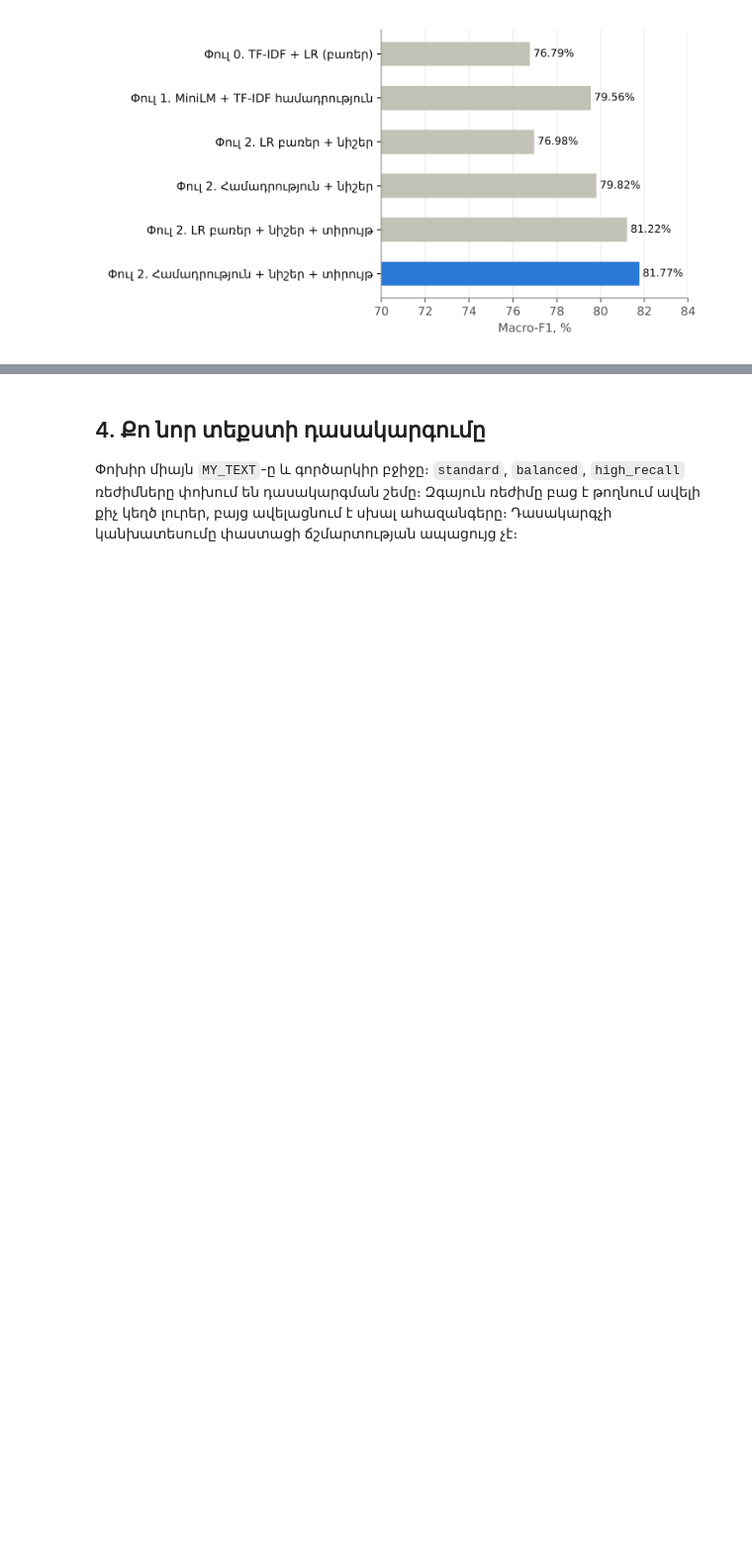
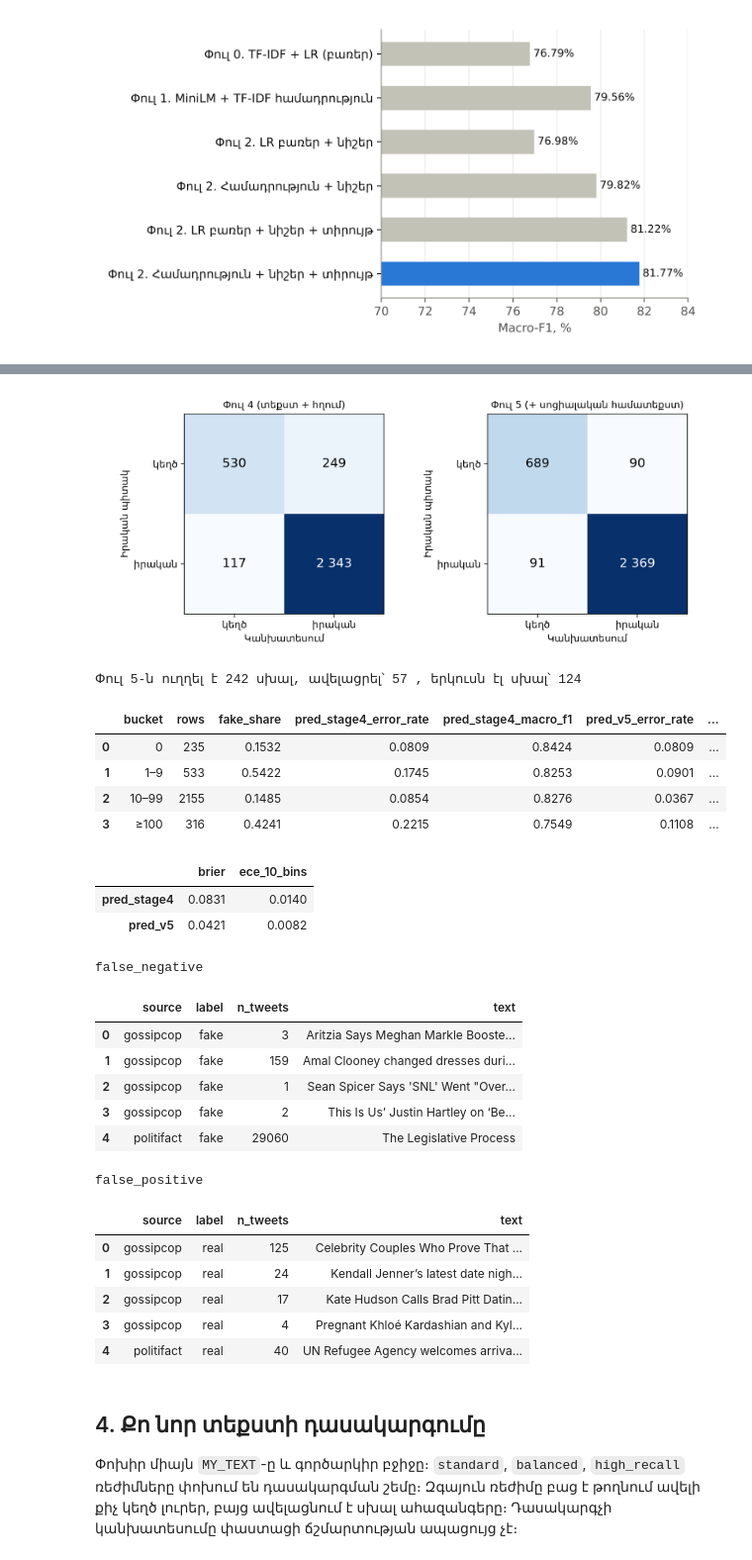
Before and after one commit to marrr862/course-work-3, a Jupyter notebook: Final_Practical.ipynb, the cells around one changed output, grey strips where cells are left out. Shown at 99% size. Drawn from its saved outputs; the diff is of its cells as text; code cells hidden in the pictures; blank space fills up the shorter version.

```diff
--- a/Final_Practical.ipynb
+++ b/Final_Practical.ipynb
@@ -183,3 +252,36 @@ domain α = 0.5 շեմ = 0.55 accuracy = 0.8743 macro-F1 = 0.8177
+# %%
+errors=json.loads((ROOT/'reports/v5/error_analysis.json').read_text())
+display(Image(filename=str(ROOT/'reports/v5/fig_confusion_v4_v5.png'),width=640))
+print('Փուլ 5-ն ուղղել է', errors['fixed_by_social'], 'սխալ, ավելացրել՝', errors['broken_by_social'], ', երկուսն էլ սխալ՝', errors['errors_in_both'])
+display(pd.DataFrame(errors['by_tweets']))
+display(pd.DataFrame(errors['calibration']).T)
+for kind in ['false_negative','false_positive']:
+    print(kind); display(pd.DataFrame(errors['examples'][kind])[['source','label','n_tweets','text']].head(5))
+# %% [output]
+[figure, added]
+Փուլ 5-ն ուղղել է 242 սխալ, ավելացրել՝ 57 , երկուսն էլ սխալ՝ 124
+|  | bucket | rows | fake_share | pred_stage4_error_rate | pred_stage4_macro_f1 | pred_v5_error_rate | ... |
+| 0 | 0 | 235 | 0.1532 | 0.0809 | 0.8424 | 0.0809 | ... |
+| 1 | 1–9 | 533 | 0.5422 | 0.1745 | 0.8253 | 0.0901 | ... |
+| 2 | 10–99 | 2155 | 0.1485 | 0.0854 | 0.8276 | 0.0367 | ... |
+| 3 | ≥100 | 316 | 0.4241 | 0.2215 | 0.7549 | 0.1108 | ... |
+|  | brier | ece_10_bins |
+| pred_stage4 | 0.0831 | 0.0140 |
+| pred_v5 | 0.0421 | 0.0082 |
+false_negative
+|  | source | label | n_tweets | text |
+| 0 | gossipcop | fake | 3 | Aritzia Says Meghan Markle Booste... |
+| 1 | gossipcop | fake | 159 | Amal Clooney changed dresses duri... |
+| 2 | gossipcop | fake | 1 | Sean Spicer Says 'SNL' Went "Over... |
+| 3 | gossipcop | fake | 2 | This Is Us’ Justin Hartley on ‘Be... |
+| 4 | politifact | fake | 29060 | The Legislative Process |
+false_positive
+|  | source | label | n_tweets | text |
+| 0 | gossipcop | real | 125 | Celebrity Couples Who Prove That ... |
+| 1 | gossipcop | real | 24 | Kendall Jenner’s latest date nigh... |
+| 2 | gossipcop | real | 17 | Kate Hudson Calls Brad Pitt Datin... |
+| 3 | gossipcop | real | 4 | Pregnant Khloé Kardashian and Kyl... |
+| 4 | politifact | real | 40 | UN Refugee Agency welcomes arriva... |
 # %% [markdown]
 ## 4. Քո նոր տեքստի դասակարգումը
 Փոխիր միայն `MY_TEXT`-ը և գործարկիր բջիջը։ `standard`, `balanced`, `high_recall` ռեժիմները փոխում են դասակարգման շեմը։ Զգայուն ռեժիմը բաց է թողնում ավելի քիչ կեղծ լուրեր, բայց ավելացնում է սխալ ահազանգերը։ Դասակարգչի կանխատեսումը փաստացի ճշմարտության ապացույց չէ։
```
Also changed, not shown: parts of 12 cells of this notebook, 26 other files.
